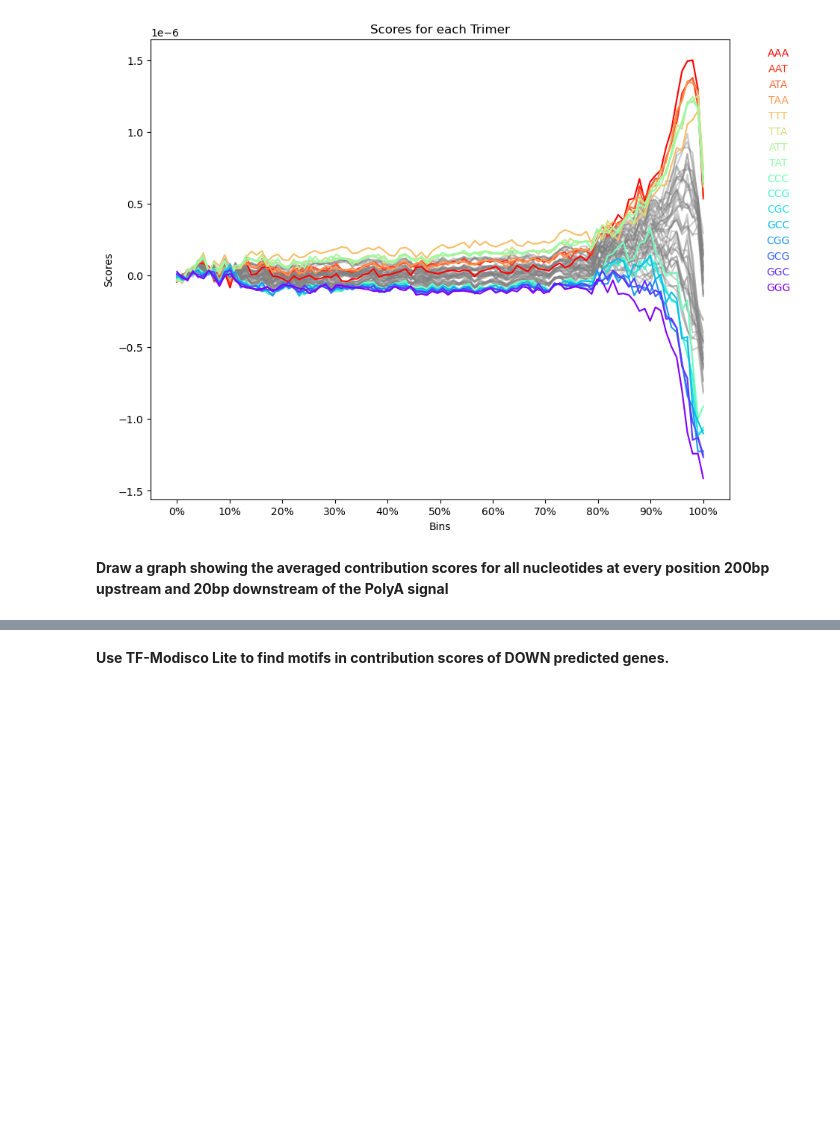
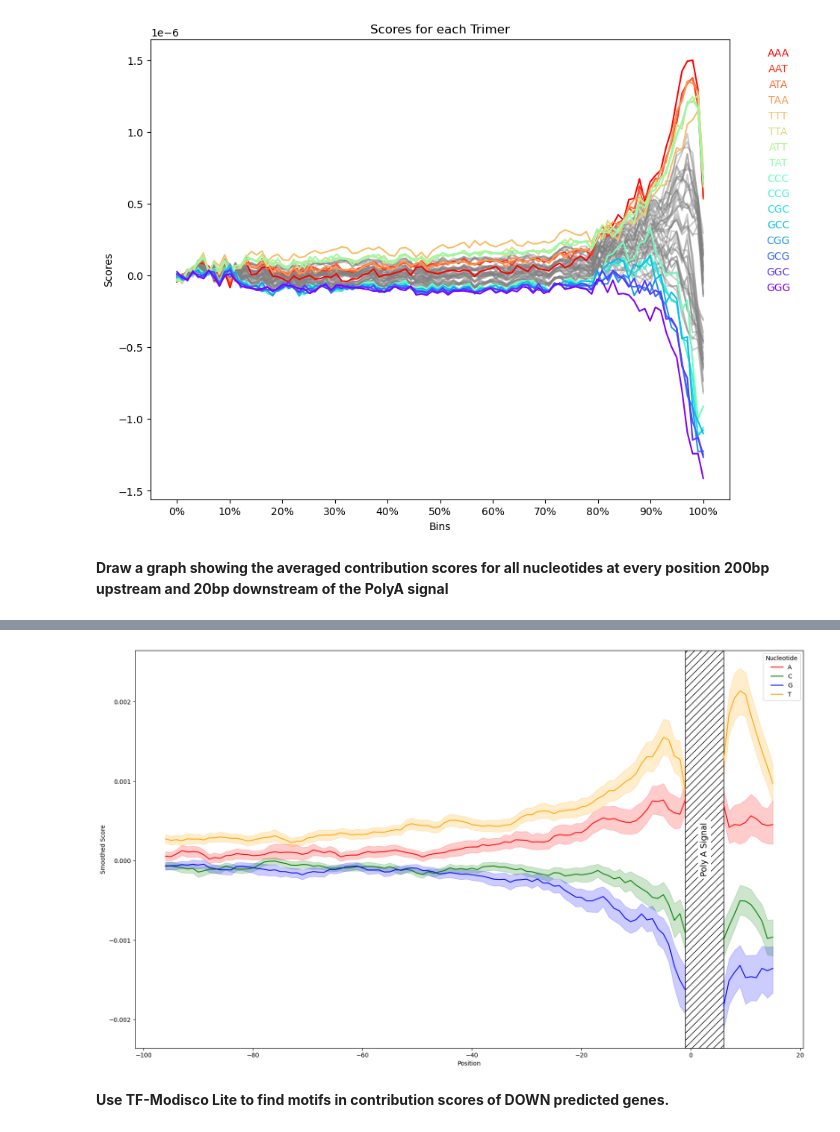
Before and after one commit to ulelab/LIN28A_RNPreassembly_bioinformatics, a Jupyter notebook: analysis/analysis13_MachineLearningOnQuantSeqGroups/QuantSeqMLandPredictionExplanation.ipynb, the cells around one changed output, grey strips where cells are left out. Cells and saved outputs as stored; diff of their text form; code cells hidden in the pictures; blank space fills up the shorter version.

```diff
--- a/analysis/analysis13_MachineLearningOnQuantSeqGroups/QuantSeqMLandPredictionExplanation.ipynb
+++ b/analysis/analysis13_MachineLearningOnQuantSeqGroups/QuantSeqMLandPredictionExplanation.ipynb
@@ -904,3 +770,72 @@ Number of kept sequences: 1459
+# %%
+def smooth_df(df, reverse=False, window=5):
+    # Create a copy of the dataframe to avoid modifying the original one
+    df = df.copy()
+
+    # Separate the dataframe into a dictionary of 4 dataframes
+    df_dict = {nucleotide: df[df['Nucleotide'] == nucleotide] for nucleotide in nucleotides}
+
+    # Apply the smoothing function to the 'Score' column in each dataframe in df_dict
+    for nucleotide, df_nucleotide in df_dict.items():
+        if reverse:
+            df_nucleotide = df_nucleotide.sort_values('Position', ascending=False)
+        df_nucleotide[f'Smoothed Score'] = df_nucleotide['Score'].rolling(window=window, min_periods=5).mean()
+        if reverse:
+            df_nucleotide.sort_values('Position', ascending=True, inplace=True)
+        df_dict[nucleotide] = df_nucleotide
+
+    # Concatenate all dataframes in df_dict back into a single dataframe
+    df_smooth = pd.concat(df_dict.values(), ignore_index=True)
+
+    return df_smooth
+
+# Define the list of nucleotides and their corresponding colors for the plot
+nucleotides = ['A','C','G','T']
+colors = ['red', 'green', 'blue', 'orange']
+
+# Load the dataframe from csv
+df = pd.read_csv('/ceph/hpc/home/novljanj/data_storage/projects/LIN28A_associated/results/Trying_CNNs/analysis13_MachineLearningOnQuantSeqGroups/importance_around_polyA_signal.csv')
+
+df_plot_1 = df[df['Position'] <= -1]
+df_plot_2 = df[df['Position'] >= 6]
+
+# Apply the smoothing function to each sequence in df_plot_1 and df_plot_2
+df_plot_1_smooth = df_plot_1.groupby('Sequence Index').apply(smooth_df)
+df_plot_2_smooth = df_plot_2.groupby('Sequence Index').apply(lambda df: smooth_df(df, reverse=True))
+
+# Reset the index for both dataframes
+df_plot_1_smooth.reset_index(drop=True, inplace=True)
+df_plot_2_smooth.reset_index(drop=True, inplace=True)
+
+# Create a line plot with confidence intervals
+plt.figure(figsize=(20, 12))
+sns.lineplot(x='Position', y='Smoothed Score', hue='Nucleotide', data=df_plot_1_smooth, palette=colors)
+sns.lineplot(x='Position', y='Smoothed Score', hue='Nucleotide', data=df_plot_2_smooth, palette=colors, legend=False)
+
+# Draw a vertical bar from -2 to 4 nucleotide position with black and white criss-cross pattern
+bar_x_start = -1
+bar_x_end = 6
+bar_height = plt.ylim()[1] - plt.ylim()[0]  # Calculate the height of the bar based on y-axis limits
+
+bar = patches.Rectangle((bar_x_start, plt.ylim()[0]), bar_x_end - bar_x_start, bar_height,
+                         hatch='//', facecolor='none', edgecolor='black')
+plt.gca().add_patch(bar)
+
+# Add "Poly A Site" label to the bar vertically
+text_x_pos = (bar_x_start + bar_x_end) / 2  # Calculate the midpoint of the bar for x-coordinate
+text_y_pos = plt.ylim()[0] + (bar_height / 2)  # Calculate the midpoint of the bar for y-coordinate
+
+text_box_props = dict(boxstyle='round', facecolor='white', edgecolor='none')
+plt.text(text_x_pos, text_y_pos, 'Poly A Signal', ha='center', va='center', rotation='vertical',
+         fontsize=14, bbox=text_box_props)
+
+# export plot as svg
+plt.savefig('average_contribution_scores_polya_new.svg', bbox_inches='tight')
+
+# Display the plot
+plt.show()
+# %% [output]
+[figure, added]
 # %% [markdown]
 **Use TF-Modisco Lite to find motifs in contribution scores of DOWN predicted genes.**
 # %%
```
Also changed, not shown: parts of 19 cells of this notebook.
